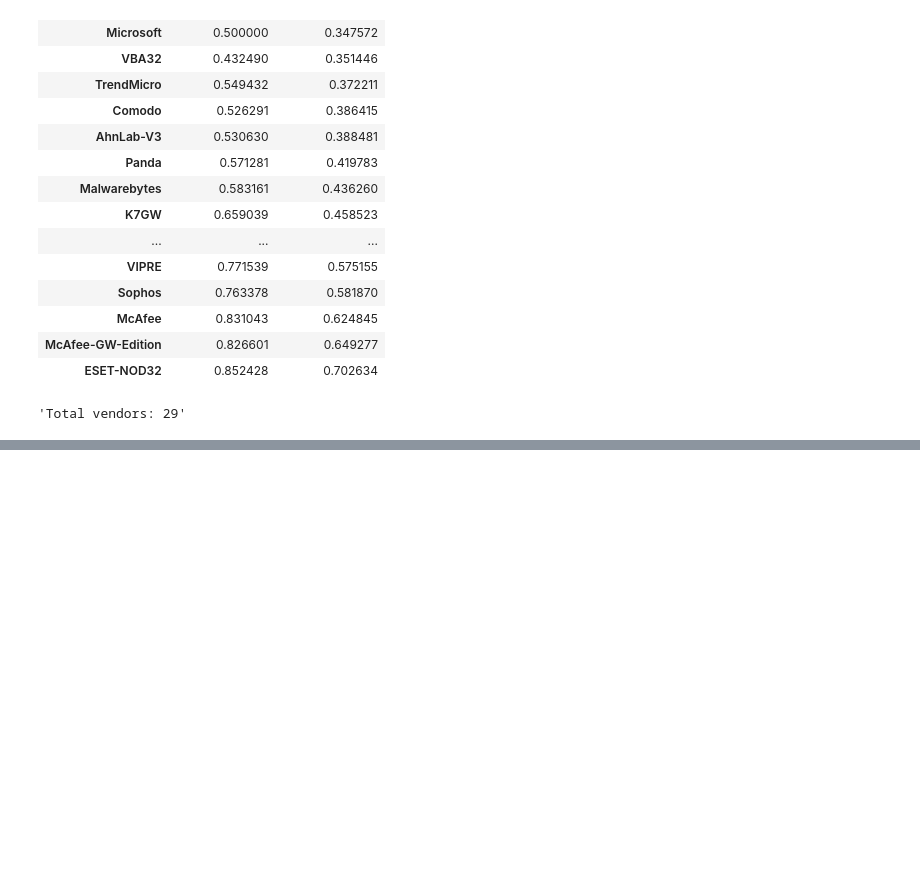
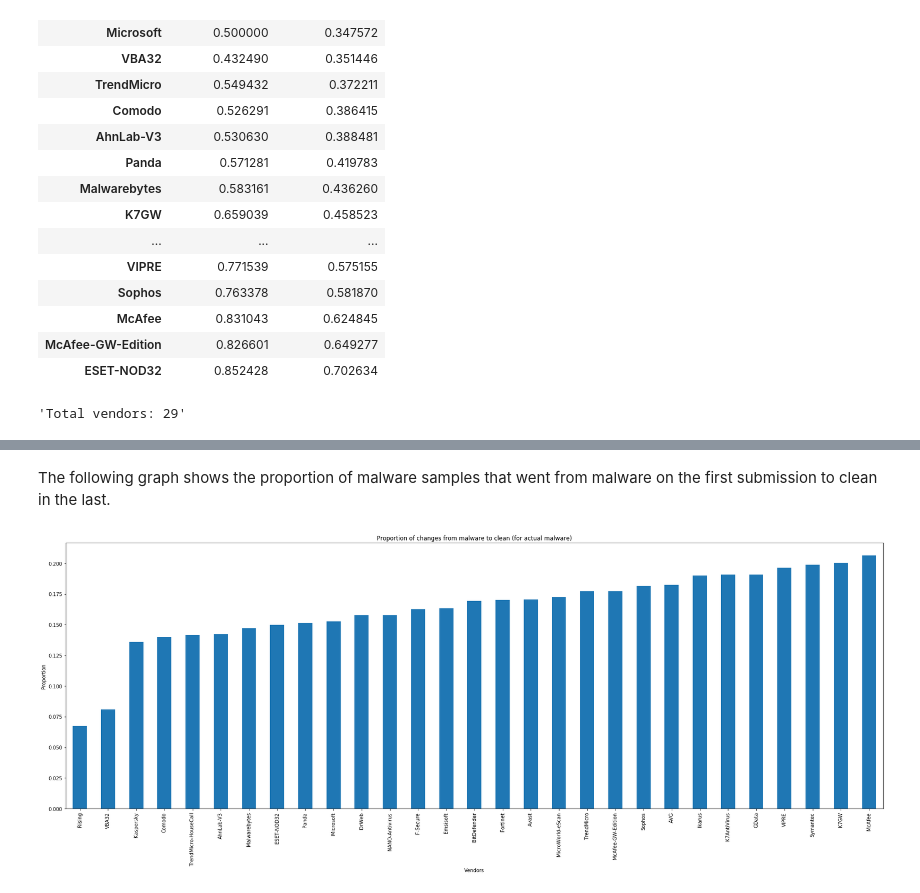
Before and after one commit to joaogodinho/thesis, a Jupyter notebook: final_notebooks/Data Labeling.ipynb, the cells around one changed output, grey strips where cells are left out. Cells and saved outputs as stored; diff of their text form; code cells hidden in the pictures; blank space fills up the shorter version.

```diff
--- a/final_notebooks/Data Labeling.ipynb
+++ b/final_notebooks/Data Labeling.ipynb
@@ -218,0 +315,18 @@ display('Total vendors: {}'.format(len(first_last_detections[(first_last_detecti
+# %% [markdown]
+The following graph shows the proportion of malware samples that went from malware on the first submission to clean in the last.
+# %%
+vendors_changes2 = dict()
+
+for vendor in selected_vendors:
+    first = malware_proportion[vendor].dropna().replace('Clean', np.nan)
+    last = malware_proportion2[vendor].dropna().replace('Clean', np.nan)
+
+    vendors_changes2[vendor] = (len(last[~last.isnull()]) - len(first[~first.isnull()])) / len(malware_last)
+
+ax = pd.Series(vendors_changes2).sort_values().plot.bar(figsize=((30, 10)),
+    title='Proportion of changes from malware to clean (for actual malware)')
+ax.set_xlabel('Vendors')
+ax.set_ylabel('Proportion')
+plt.show()
+# %% [output]
+[figure, added]
```
Also changed, not shown: parts of 20 cells of this notebook.
